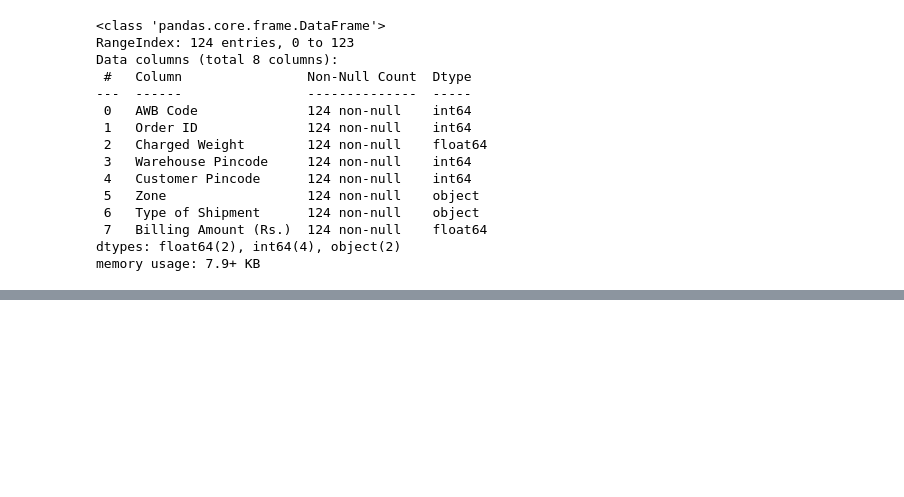
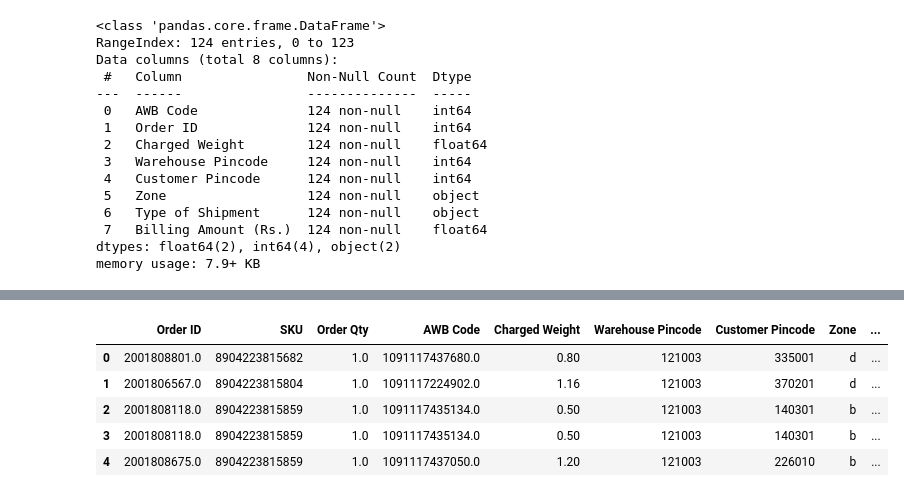
Before and after one commit to rashmiKumari03/B2B-Shipping-Cost-Accuracy, a Jupyter notebook: B2B_Shipping_Cost_Accuracy/exp_notebook/b2b_shipping_cost_accuracy.ipynb, the cells around one changed output, grey strips where cells are left out. Drawn from its saved outputs; the diff is of its cells as text; code cells hidden in the pictures; blank space fills up the shorter version.

```diff
--- a/B2B_Shipping_Cost_Accuracy/exp_notebook/b2b_shipping_cost_accuracy.ipynb
+++ b/B2B_Shipping_Cost_Accuracy/exp_notebook/b2b_shipping_cost_accuracy.ipynb
@@ -541,0 +806,3 @@ The Order table is the master table, as it contains the most records (400) and s
+# %%
+invoice_pincode = pd.merge(invoice,pincode, on='Customer Pincode', how='outer', suffixes=('_inv', '_pincode'))
+invoice_pincode.info()
@@ -573,9 +871,5 @@ memory usage: 9.5+ KB
 # %%
-# Joining the Invoice table to Order table using : ExternOrderNo = Order ID
-
-order_invoice = pd.merge(order, invoice, left_on='ExternOrderNo',right_on ='Order ID', how='outer')
-order_invoice.drop(columns=['Order ID'],inplace=True)
-order_invoice.rename(columns={"ExternOrderNo":"Order ID"},inplace=True)
-
-# Or We can optimize the same come as :
-# order_invoice.drop(columns=['Order ID'], inplace=True).rename(columns={"ExternOrderNo": "Order ID"}, inplace=True)
+order_sku_invoice_pincode = pd.merge(order_sku,invoice_pincode,left_on='ExternOrderNo',right_on='Order ID',how='outer')
+order_sku_invoice_pincode.drop(columns=['Order ID'], inplace=True)
+order_sku_invoice_pincode.rename(columns={"ExternOrderNo": "Order ID"}, inplace=True)
+order_sku_invoice_pincode.info()
@@ -621,0 +916,4 @@ invoice_pincode = pd.merge(invoice,pincode,left_on='Warehouse Pincode',right_on=
+# %%
+# Lets save this merged data into "data" variable:
+data = order_sku_invoice_pincode.copy()
+data.info()
@@ -621,0 +939,27 @@ invoice_pincode = pd.merge(invoice,pincode,left_on='Warehouse Pincode',right_on=
+# %%
+# Not correct do it again analyzie it....
+
+# Convert to integers first to remove decimals, then convert to strings (object type)
+data['Order ID'] = data['Order ID'].round(0).astype('int64').astype('object')
+data['AWB Code'] = data['AWB Code'].round(0).astype('int64').astype('object')
+
+# Convert 'Order Qty' to int64 (will fail if there are NaN values)
+data['Order Qty'] = data['Order Qty'].astype('int64')
+
+# Ensure 'Charged Weight', 'Billing Amount (Rs.)', and 'Weight (g)' are float64
+data['Charged Weight'] = data['Charged Weight'].astype('float64')
+data['Billing Amount (Rs.)'] = data['Billing Amount (Rs.)'].astype('float64')
+data['Weight (g)'] = data['Weight (g)'].astype('float64')
+
+# Convert 'Warehouse Pincode' and 'Customer Pincode' to object (string) type
+data['Warehouse Pincode'] = data['Warehouse Pincode'].astype('object')
+data['Customer Pincode'] = data['Customer Pincode'].astype('object')
+# %%
+data.head()
+# %% [output]
+|  | Order ID | SKU | Order Qty | AWB Code | Charged Weight | Warehouse Pincode | Customer Pincode | Zone | ... |
+| 0 | 2001808801.0 | 8904223815682 | 1.0 | 1091117437680.0 | 0.80 | 121003 | 335001 | d | ... |
+| 1 | 2001806567.0 | 8904223815804 | 1.0 | 1091117224902.0 | 1.16 | 121003 | 370201 | d | ... |
+| 2 | 2001808118.0 | 8904223815859 | 1.0 | 1091117435134.0 | 0.50 | 121003 | 140301 | b | ... |
+| 3 | 2001808118.0 | 8904223815859 | 1.0 | 1091117435134.0 | 0.50 | 121003 | 140301 | b | ... |
+| 4 | 2001808675.0 | 8904223815859 | 1.0 | 1091117437050.0 | 1.20 | 121003 | 226010 | b | ... |
```
Also changed, not shown: parts of 48 cells of this notebook, 1 other file.
